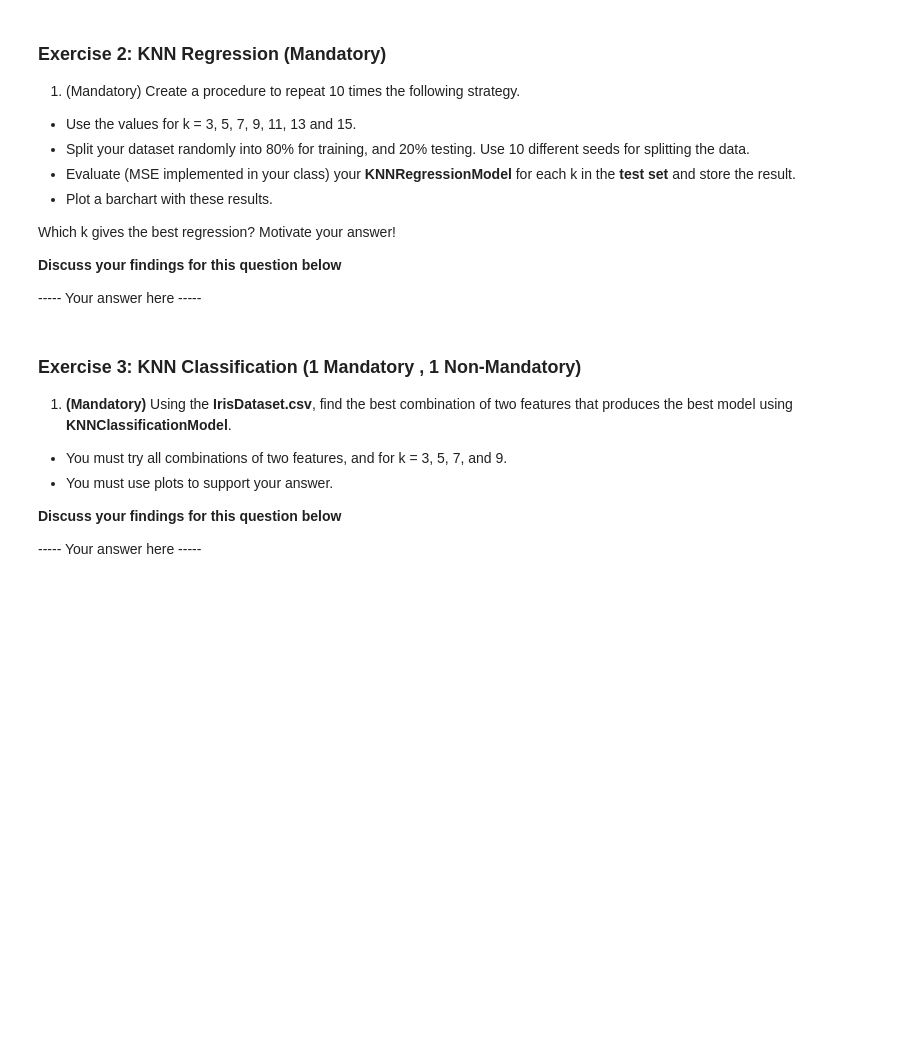
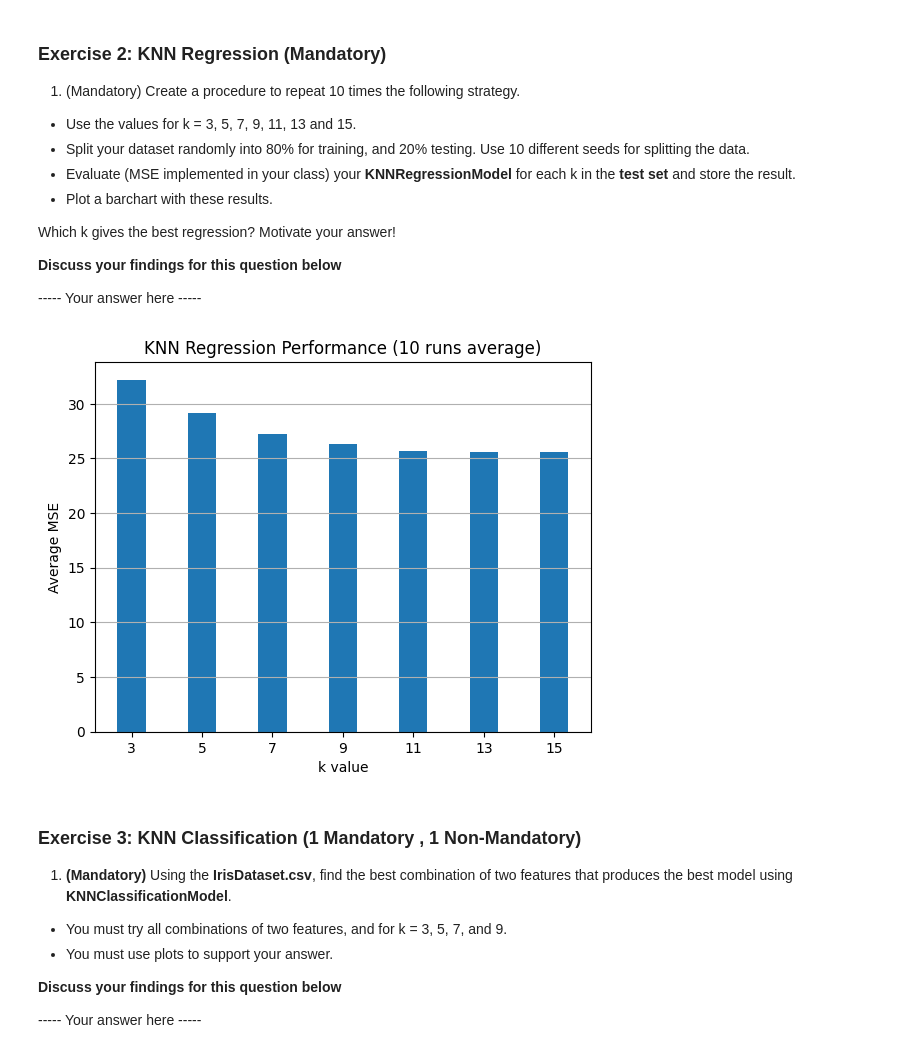
Before and after one commit to SuyashMullick/2DV516-Assignments, a Jupyter notebook: A1/Assignment 1/A1.ipynb, the cells around one changed output. Saved outputs shown, nothing was run; the diff lists cells and outputs as text; code cells hidden in the pictures; blank space fills up the shorter version.

```diff
--- a/A1/Assignment 1/A1.ipynb
+++ b/A1/Assignment 1/A1.ipynb
@@ -126,3 +124,42 @@ Which k gives the best regression? Motivate your answer!
+# %%
+### Your code here ###
+k_values = [3, 5, 7, 9, 11, 13, 15]
+results = {k:[] for k in k_values}
+
+for seed in range(10):
+    np.random.seed(seed)
+    indices = np.random.permutation(len(polynomial_data))
+    test_size = int(len(polynomial_data)*0.8)
+
+    test_indices = indices[test_size:]
+    train_indices = indices[:test_size]
+
+    X_train, y_train = polynomial_data[train_indices, 0].reshape(-1, 1), polynomial_data[train_indices, 1]
+    X_test, y_test = polynomial_data[test_indices, 0].reshape(-1, 1), polynomial_data[test_indices, 1]
+
+    X_train_normalized, train_mean, train_std = normalize(X_train)
+    X_test_normalized, _, _ = normalize(X_test, train_mean, train_std)
+
+    for k in k_values:
+        kNNRegressionModel = MlM.KNNRegressionModel(k)
+
+        kNNRegressionModel.fit(X_train_normalized, y_train)
+        predictions = kNNRegressionModel.predict(X_test_normalized)
+        mse = kNNRegressionModel.evaluate(y_test, predictions)
+
+        results[k].append(mse)
+
+results_average = {k: np.mean(mses) for k, mses in results.items()}
+
+plt.bar(results_average.keys(), results_average.values())
+plt.xlabel('k value')
+plt.ylabel('Average MSE')
+plt.title('KNN Regression Performance (10 runs average)')
+plt.xticks(k_values)
+plt.grid(True, axis='y')
+plt.show()
+# %% [output]
+[figure, added]
 # %% [markdown]
 ### Exercise 3: KNN Classification (1 Mandatory , 1 Non-Mandatory)
 
```
Also changed, not shown: parts of 1 cell of this notebook, 1 other file.
